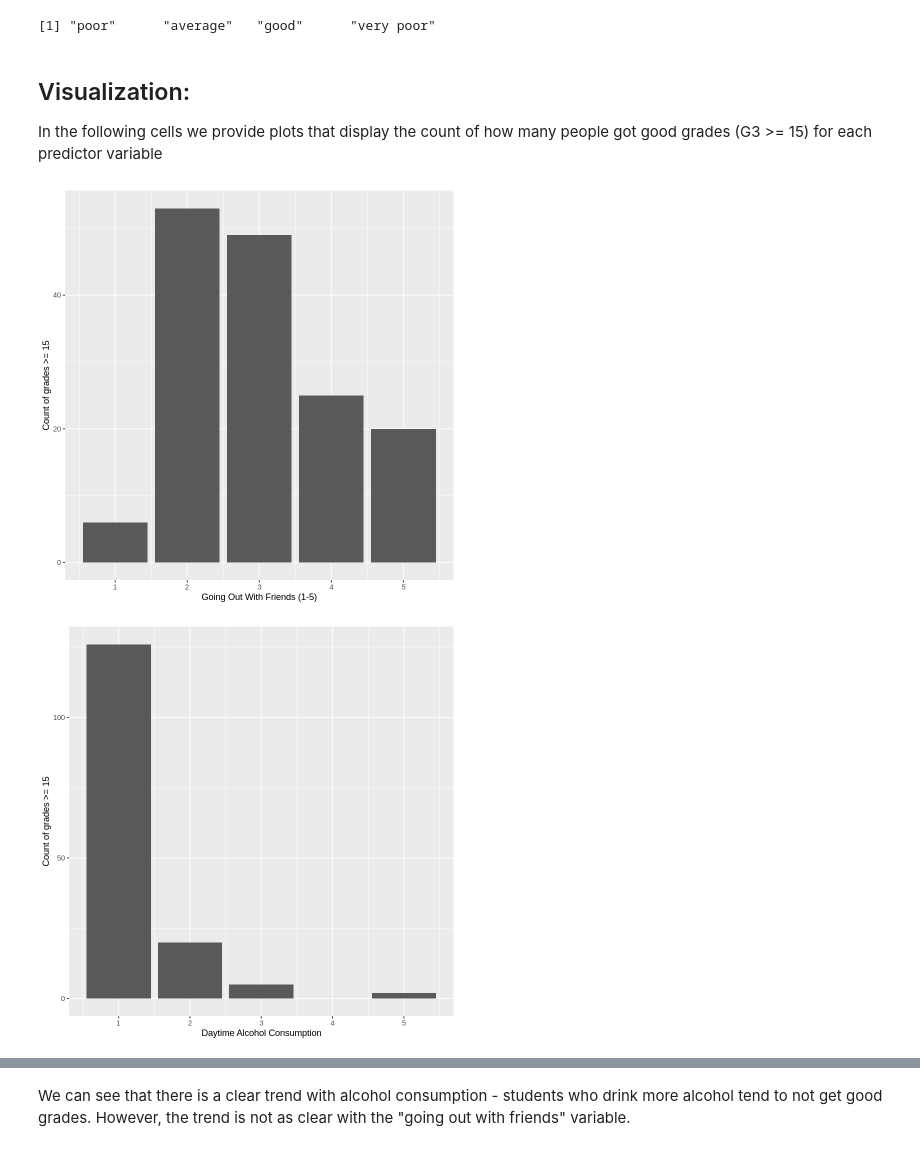
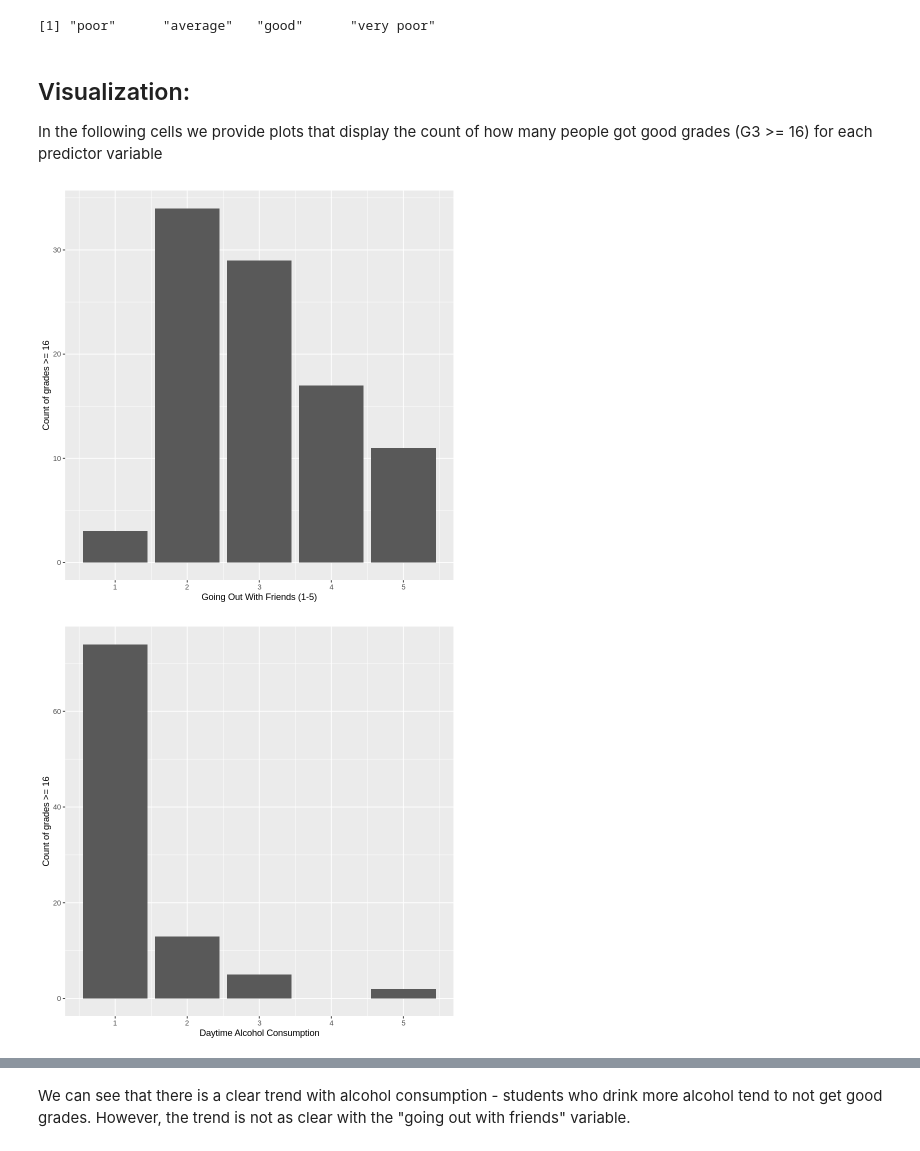
Before and after one commit to eto168/DSCI100_team24_project_proposal, a Jupyter notebook: Test.ipynb, the cells around one changed output, grey strips where cells are left out. Saved outputs shown, nothing was run; the diff lists cells and outputs as text; code cells hidden in the pictures.

```diff
--- a/Test.ipynb
+++ b/Test.ipynb
@@ -225,29 +225,29 @@ A data.frame: 10 × 5
 [1] "poor"      "average"   "good"      "very poor"
 # %% [markdown]
 ## Visualization:
-In the following cells we provide plots that display the count of how many people got good grades (G3 >= 15) for each predictor variable
+In the following cells we provide plots that display the count of how many people got good grades (G3 >= 16) for each predictor variable
 # %%
 goout_viz <- data_train %>%
-             filter(G3 >= 15) %>%
+             filter(G3 >= 16) %>%
              ggplot(aes(x = goout)) +
              geom_bar() +
              xlab("Going Out With Friends (1-5)") +
-             ylab("Count of grades >= 15")
+             ylab("Count of grades >= 16")
 dalc_viz <- data_train %>%
-            filter(G3 >= 15) %>%
+            filter(G3 >= 16) %>%
              ggplot(aes(x = Dalc)) +
              geom_bar() +
              xlab("Daytime Alcohol Consumption") +
-             ylab("Count of grades >= 15")
+             ylab("Count of grades >= 16")
 walc_viz <- data_train %>%
-            filter(G3 >= 15) %>%
+            filter(G3 >= 16) %>%
              ggplot(aes(x = Walc)) +
              geom_bar() +
              xlab("Weekend Alcohol Consumption") +
-             ylab("Count of grades >= 15")
+             ylab("Count of grades >= 16")
 goout_viz
 dalc_viz
 walc_viz
 # %% [output]
-[figure, old version]
+[figure, new version]
-[figure, old version]
+[figure, new version]
```
Also changed, not shown: parts of 1 cell of this notebook.
